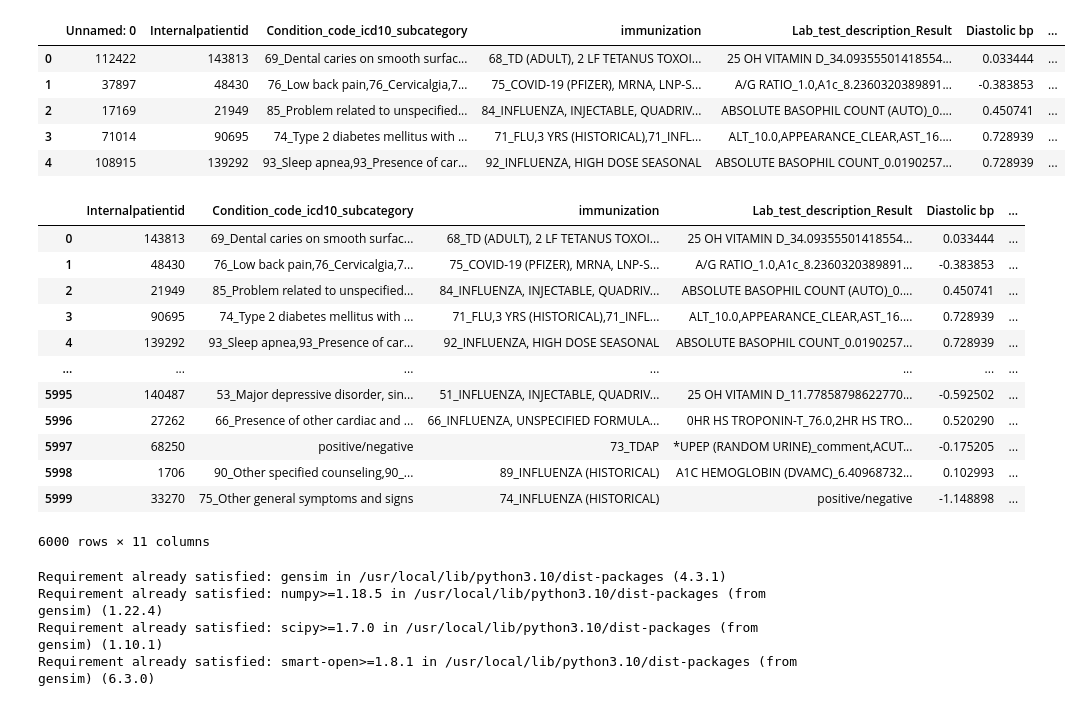
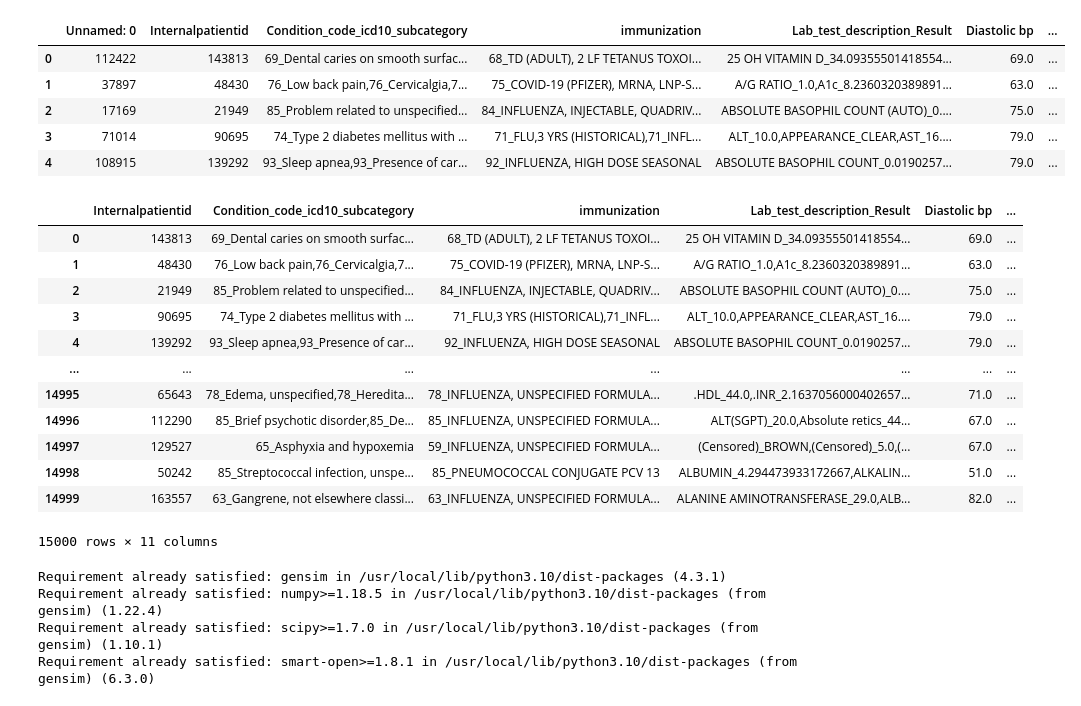
Before and after one commit to nisha1365/precisionFDA, a Jupyter notebook: modelbuilding.ipynb, the cells around one changed output. Drawn from its saved outputs; the diff is of its cells as text; code cells hidden in the pictures.

```diff
--- a/modelbuilding.ipynb
+++ b/modelbuilding.ipynb
@@ -6,32 +6,32 @@ from sklearn.experimental import enable_hist_gradient_boosting
 from sklearn.ensemble import HistGradientBoostingClassifier
 from sklearn.model_selection import GridSearchCV
 # %%
-sample_df = pd.read_csv("/content/sample_df.csv")
+sample_df = pd.read_csv("/content/sample_df_train.csv")
 sample_df.head()
 # %% [output]
 |  | Unnamed: 0 | Internalpatientid | Condition_code_icd10_subcategory | immunization | Lab_test_description_Result | Diastolic bp | ... |
-| 0 | 112422 | 143813 | 69_Dental caries on smooth surfac... | 68_TD (ADULT), 2 LF TETANUS TOXOI... | 25 OH VITAMIN D_34.09355501418554... | 0.033444 | ... |
-| 1 | 37897 | 48430 | 76_Low back pain,76_Cervicalgia,7... | 75_COVID-19 (PFIZER), MRNA, LNP-S... | A/G RATIO_1.0,A1c_8.2360320389891... | -0.383853 | ... |
-| 2 | 17169 | 21949 | 85_Problem related to unspecified... | 84_INFLUENZA, INJECTABLE, QUADRIV... | ABSOLUTE BASOPHIL COUNT (AUTO)_0.... | 0.450741 | ... |
-| 3 | 71014 | 90695 | 74_Type 2 diabetes mellitus with ... | 71_FLU,3 YRS (HISTORICAL),71_INFL... | ALT_10.0,APPEARANCE_CLEAR,AST_16.... | 0.728939 | ... |
-| 4 | 108915 | 139292 | 93_Sleep apnea,93_Presence of car... | 92_INFLUENZA, HIGH DOSE SEASONAL | ABSOLUTE BASOPHIL COUNT_0.0190257... | 0.728939 | ... |
+| 0 | 112422 | 143813 | 69_Dental caries on smooth surfac... | 68_TD (ADULT), 2 LF TETANUS TOXOI... | 25 OH VITAMIN D_34.09355501418554... | 69.0 | ... |
+| 1 | 37897 | 48430 | 76_Low back pain,76_Cervicalgia,7... | 75_COVID-19 (PFIZER), MRNA, LNP-S... | A/G RATIO_1.0,A1c_8.2360320389891... | 63.0 | ... |
+| 2 | 17169 | 21949 | 85_Problem related to unspecified... | 84_INFLUENZA, INJECTABLE, QUADRIV... | ABSOLUTE BASOPHIL COUNT (AUTO)_0.... | 75.0 | ... |
+| 3 | 71014 | 90695 | 74_Type 2 diabetes mellitus with ... | 71_FLU,3 YRS (HISTORICAL),71_INFL... | ALT_10.0,APPEARANCE_CLEAR,AST_16.... | 79.0 | ... |
+| 4 | 108915 | 139292 | 93_Sleep apnea,93_Presence of car... | 92_INFLUENZA, HIGH DOSE SEASONAL | ABSOLUTE BASOPHIL COUNT_0.0190257... | 79.0 | ... |
 # %%
 sample_df.drop('Unnamed: 0', axis = 1, inplace = True)
 sample_df
 # %% [output]
 |  | Internalpatientid | Condition_code_icd10_subcategory | immunization | Lab_test_description_Result | Diastolic bp | ... |
-| 0 | 143813 | 69_Dental caries on smooth surfac... | 68_TD (ADULT), 2 LF TETANUS TOXOI... | 25 OH VITAMIN D_34.09355501418554... | 0.033444 | ... |
-| 1 | 48430 | 76_Low back pain,76_Cervicalgia,7... | 75_COVID-19 (PFIZER), MRNA, LNP-S... | A/G RATIO_1.0,A1c_8.2360320389891... | -0.383853 | ... |
-| 2 | 21949 | 85_Problem related to unspecified... | 84_INFLUENZA, INJECTABLE, QUADRIV... | ABSOLUTE BASOPHIL COUNT (AUTO)_0.... | 0.450741 | ... |
-| 3 | 90695 | 74_Type 2 diabetes mellitus with ... | 71_FLU,3 YRS (HISTORICAL),71_INFL... | ALT_10.0,APPEARANCE_CLEAR,AST_16.... | 0.728939 | ... |
-| 4 | 139292 | 93_Sleep apnea,93_Presence of car... | 92_INFLUENZA, HIGH DOSE SEASONAL | ABSOLUTE BASOPHIL COUNT_0.0190257... | 0.728939 | ... |
+| 0 | 143813 | 69_Dental caries on smooth surfac... | 68_TD (ADULT), 2 LF TETANUS TOXOI... | 25 OH VITAMIN D_34.09355501418554... | 69.0 | ... |
+| 1 | 48430 | 76_Low back pain,76_Cervicalgia,7... | 75_COVID-19 (PFIZER), MRNA, LNP-S... | A/G RATIO_1.0,A1c_8.2360320389891... | 63.0 | ... |
+| 2 | 21949 | 85_Problem related to unspecified... | 84_INFLUENZA, INJECTABLE, QUADRIV... | ABSOLUTE BASOPHIL COUNT (AUTO)_0.... | 75.0 | ... |
+| 3 | 90695 | 74_Type 2 diabetes mellitus with ... | 71_FLU,3 YRS (HISTORICAL),71_INFL... | ALT_10.0,APPEARANCE_CLEAR,AST_16.... | 79.0 | ... |
+| 4 | 139292 | 93_Sleep apnea,93_Presence of car... | 92_INFLUENZA, HIGH DOSE SEASONAL | ABSOLUTE BASOPHIL COUNT_0.0190257... | 79.0 | ... |
 | ... | ... | ... | ... | ... | ... | ... |
-| 5995 | 140487 | 53_Major depressive disorder, sin... | 51_INFLUENZA, INJECTABLE, QUADRIV... | 25 OH VITAMIN D_11.77858798622770... | -0.592502 | ... |
-| 5996 | 27262 | 66_Presence of other cardiac and ... | 66_INFLUENZA, UNSPECIFIED FORMULA... | 0HR HS TROPONIN-T_76.0,2HR HS TRO... | 0.520290 | ... |
-| 5997 | 68250 | positive/negative | 73_TDAP | *UPEP (RANDOM URINE)_comment,ACUT... | -0.175205 | ... |
-| 5998 | 1706 | 90_Other specified counseling,90_... | 89_INFLUENZA (HISTORICAL) | A1C HEMOGLOBIN (DVAMC)_6.40968732... | 0.102993 | ... |
-| 5999 | 33270 | 75_Other general symptoms and signs | 74_INFLUENZA (HISTORICAL) | positive/negative | -1.148898 | ... |
+| 14995 | 65643 | 78_Edema, unspecified,78_Heredita... | 78_INFLUENZA, UNSPECIFIED FORMULA... | .HDL_44.0,.INR_2.1637056000402657... | 71.0 | ... |
+| 14996 | 112290 | 85_Brief psychotic disorder,85_De... | 85_INFLUENZA, UNSPECIFIED FORMULA... | ALT(SGPT)_20.0,Absolute retics_44... | 67.0 | ... |
+| 14997 | 129527 | 65_Asphyxia and hypoxemia | 59_INFLUENZA, UNSPECIFIED FORMULA... | (Censored)_BROWN,(Censored)_5.0,(... | 67.0 | ... |
+| 14998 | 50242 | 85_Streptococcal infection, unspe... | 85_PNEUMOCOCCAL CONJUGATE PCV 13 | ALBUMIN_4.294473933172667,ALKALIN... | 51.0 | ... |
+| 14999 | 163557 | 63_Gangrene, not elsewhere classi... | 63_INFLUENZA, UNSPECIFIED FORMULA... | ALANINE AMINOTRANSFERASE_29.0,ALB... | 82.0 | ... |
-6000 rows × 11 columns
+15000 rows × 11 columns
 # %%
 !pip install gensim
 # %% [output]
```
Also changed, not shown: parts of 22 cells of this notebook.
